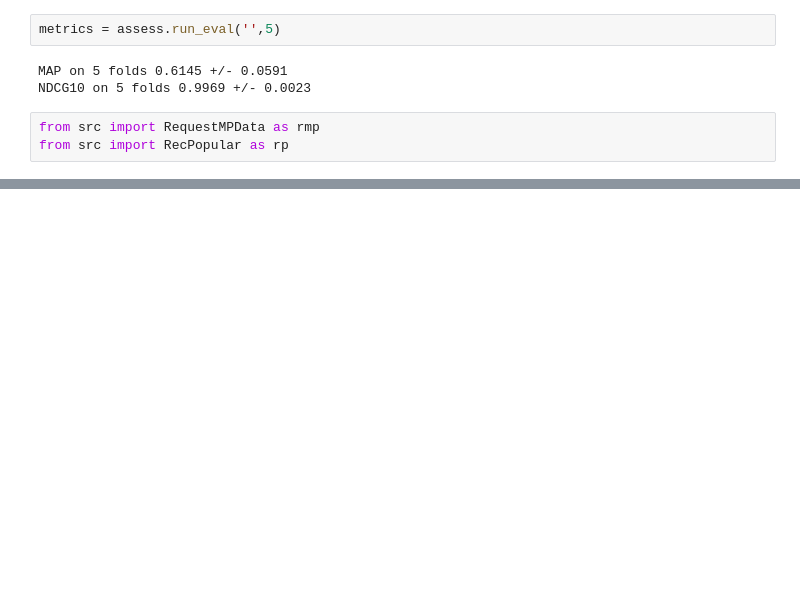
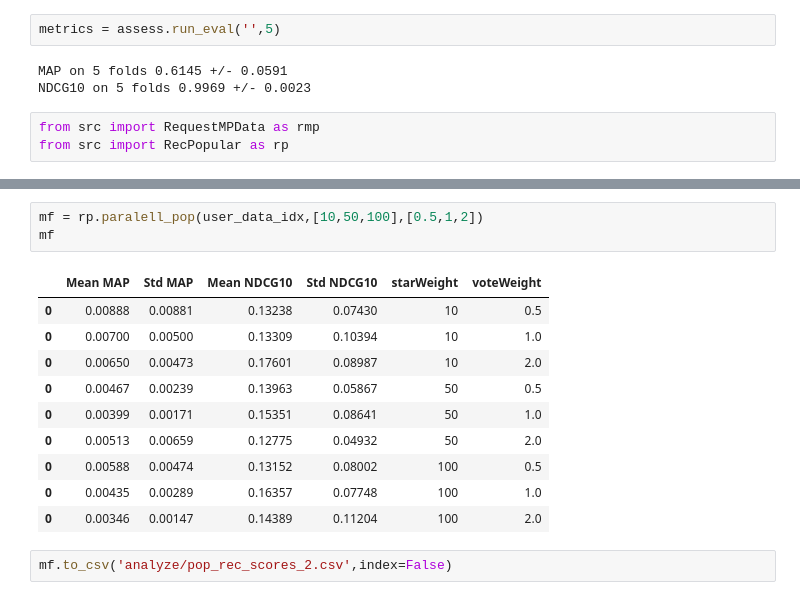
Before and after one commit to kylinmb/MountainProjectRecommender, a Jupyter notebook: item_based.ipynb, the cells around one changed output, grey strips where cells are left out. Drawn from its saved outputs; the diff is of its cells as text; blank space fills up the shorter version.

```diff
--- a/item_based.ipynb
+++ b/item_based.ipynb
@@ -33,0 +40,16 @@ def run_pop(user_data,starWeight,starVotes):
+# %%
+mf = rp.paralell_pop(user_data_idx,[10,50,100],[0.5,1,2])
+mf
+# %% [output]
+|  | Mean MAP | Std MAP | Mean NDCG10 | Std NDCG10 | starWeight | voteWeight |
+| 0 | 0.00888 | 0.00881 | 0.13238 | 0.07430 | 10 | 0.5 |
+| 0 | 0.00700 | 0.00500 | 0.13309 | 0.10394 | 10 | 1.0 |
+| 0 | 0.00650 | 0.00473 | 0.17601 | 0.08987 | 10 | 2.0 |
+| 0 | 0.00467 | 0.00239 | 0.13963 | 0.05867 | 50 | 0.5 |
+| 0 | 0.00399 | 0.00171 | 0.15351 | 0.08641 | 50 | 1.0 |
+| 0 | 0.00513 | 0.00659 | 0.12775 | 0.04932 | 50 | 2.0 |
+| 0 | 0.00588 | 0.00474 | 0.13152 | 0.08002 | 100 | 0.5 |
+| 0 | 0.00435 | 0.00289 | 0.16357 | 0.07748 | 100 | 1.0 |
+| 0 | 0.00346 | 0.00147 | 0.14389 | 0.11204 | 100 | 2.0 |
+# %%
+mf.to_csv('analyze/pop_rec_scores_2.csv',index=False)
```
Also changed, not shown: parts of 6 cells of this notebook, 4 other files.
